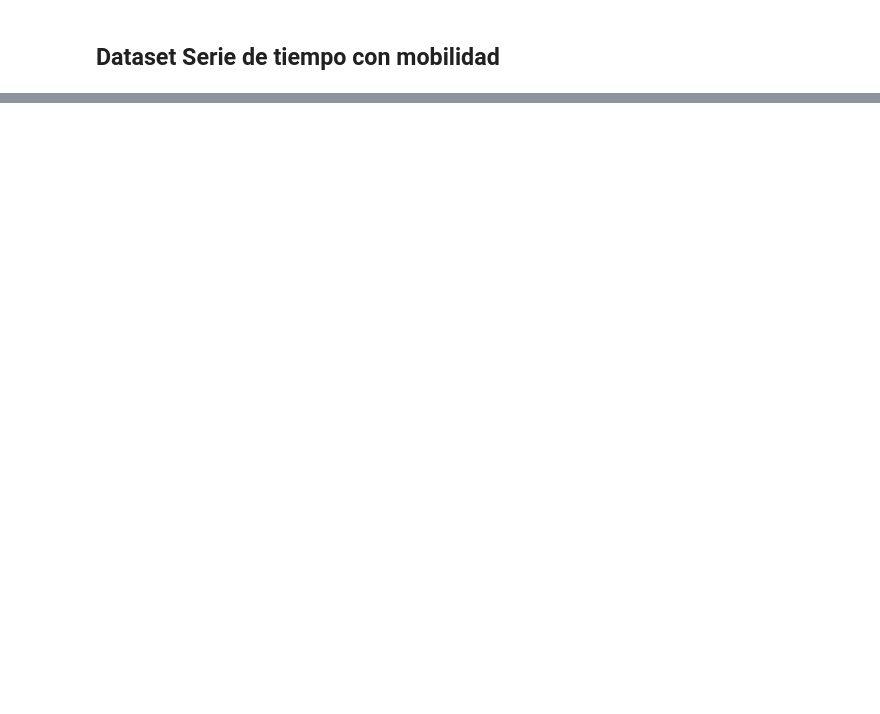
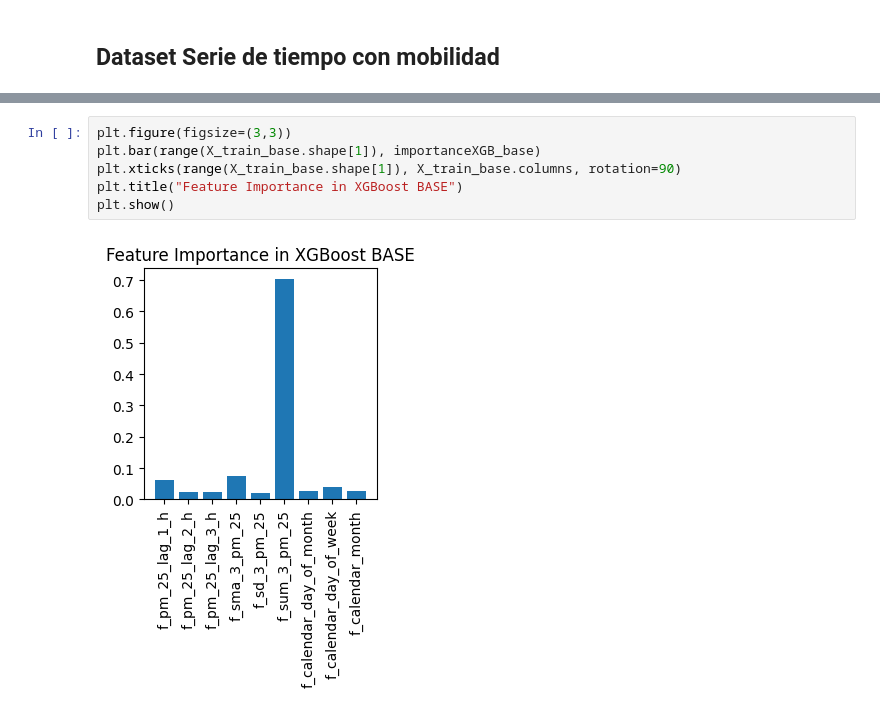
Before and after one commit to Matu10100/AirQuality_Prediction, a Jupyter notebook: Programacion/Modelacion.ipynb, the cells around one changed output, grey strips where cells are left out. Saved outputs shown, nothing was run; the diff lists cells and outputs as text; blank space fills up the shorter version.

```diff
--- a/Programacion/Modelacion.ipynb
+++ b/Programacion/Modelacion.ipynb
@@ -489,0 +554,8 @@ plt.show()
+# %%
+plt.figure(figsize=(3,3))
+plt.bar(range(X_train_base.shape[1]), importanceXGB_base)
+plt.xticks(range(X_train_base.shape[1]), X_train_base.columns, rotation=90)
+plt.title("Feature Importance in XGBoost BASE")
+plt.show()
+# %% [output]
+[figure, added]
```
Also changed, not shown: parts of 24 cells of this notebook, 1 other file.
